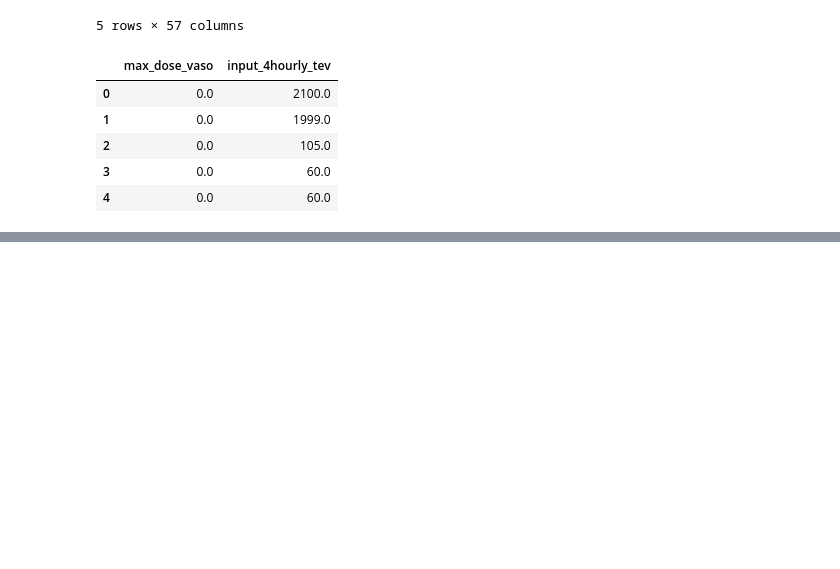
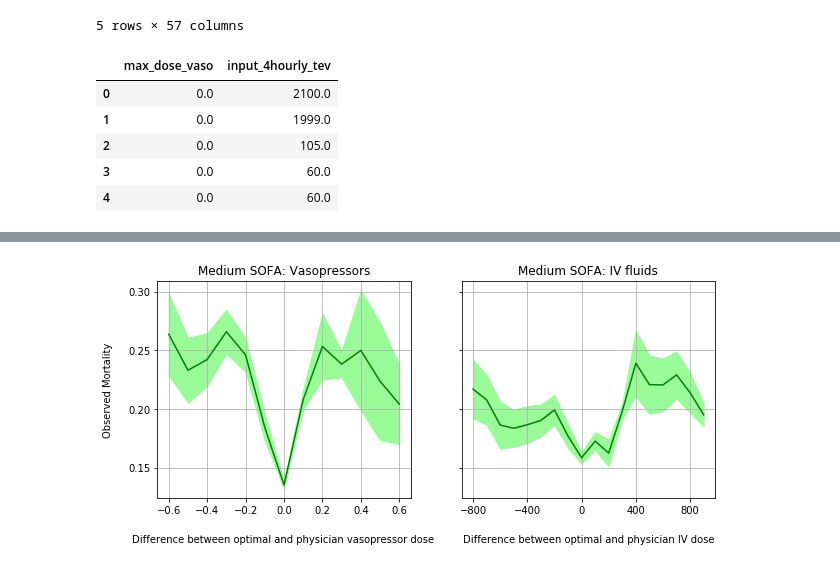
Before and after one commit to aniruddhraghu/sepsisrl, a Jupyter notebook: visualisation/stratified_plots.ipynb, the cells around one changed output, grey strips where cells are left out. Saved outputs shown, nothing was run; the diff lists cells and outputs as text; code cells hidden in the pictures; blank space fills up the shorter version.

```diff
--- a/visualisation/stratified_plots.ipynb
+++ b/visualisation/stratified_plots.ipynb
@@ -339,0 +439,5 @@ f.text(-0.02, 0.5, 'Observed Mortality', va='center', rotation='vertical', fonts
+# %%
+diff_plot(bin_med_vaso_deep_mid, mort_vaso_deep_mid, mort_std_vaso_deep_mid,
+          bin_med_iv_deep_mid, mort_iv_deep_mid, mort_std_iv_deep_mid, 'g', 'Medium SOFA')
+# %% [output]
+[figure, added]
```
Also changed, not shown: parts of 25 cells of this notebook, 22 other files.
